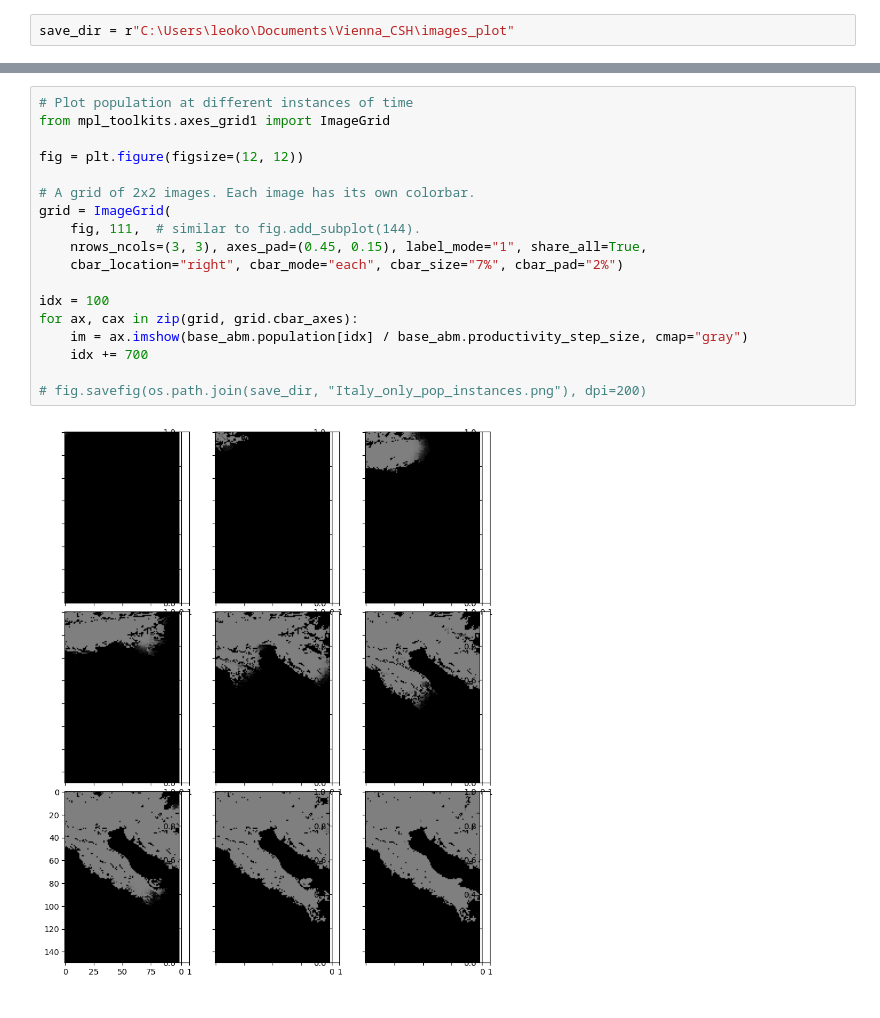
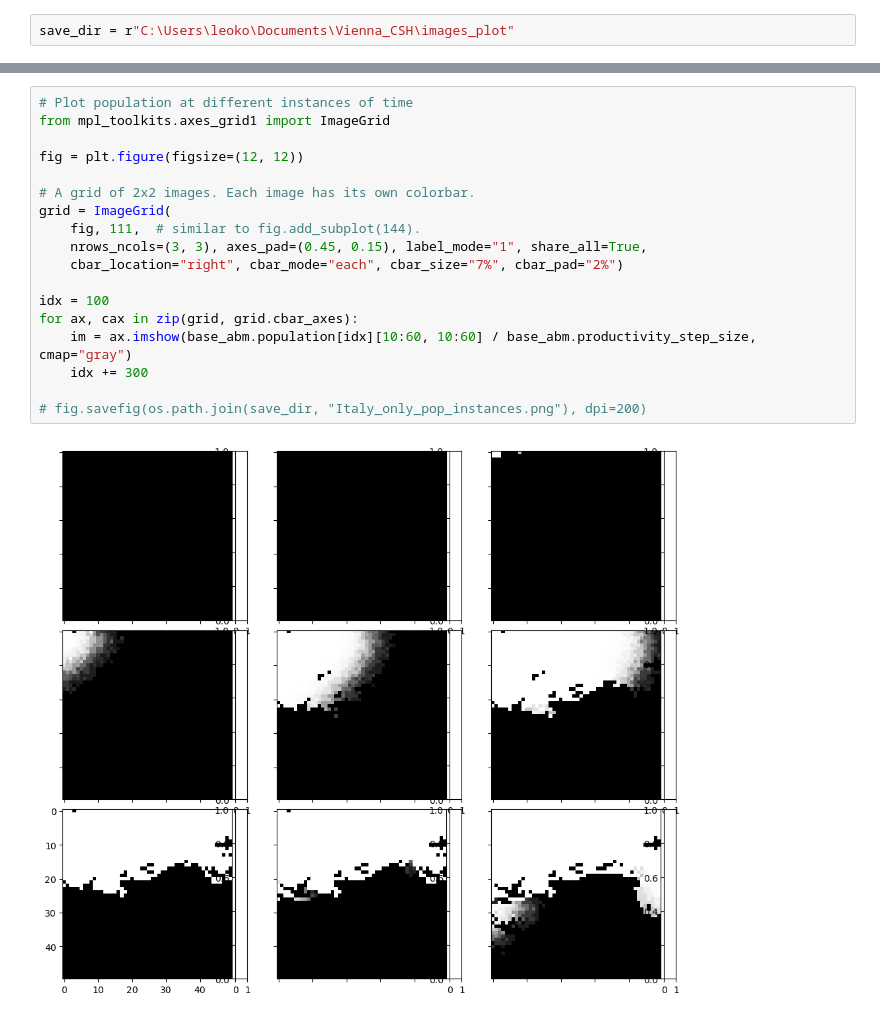
Before and after one commit to LeoKonzett/csh-vienna-abm, a Jupyter notebook: run_results.ipynb, the cells around one changed output, grey strips where cells are left out. Cells and saved outputs as stored; diff of their text form.

```diff
--- a/run_results.ipynb
+++ b/run_results.ipynb
@@ -279,20 +279,20 @@ plt.legend()
 # %%
 # Plot population at different instances of time
 from mpl_toolkits.axes_grid1 import ImageGrid
 
 fig = plt.figure(figsize=(12, 12))
 
 # A grid of 2x2 images. Each image has its own colorbar.
 grid = ImageGrid(
     fig, 111,  # similar to fig.add_subplot(144).
     nrows_ncols=(3, 3), axes_pad=(0.45, 0.15), label_mode="1", share_all=True,
     cbar_location="right", cbar_mode="each", cbar_size="7%", cbar_pad="2%")
 
 idx = 100
 for ax, cax in zip(grid, grid.cbar_axes):
-    im = ax.imshow(base_abm.population[idx] / base_abm.productivity_step_size, cmap="gray")
-    idx += 700
+    im = ax.imshow(base_abm.population[idx][10:60, 10:60] / base_abm.productivity_step_size, cmap="gray")
+    idx += 300
 
 # fig.savefig(os.path.join(save_dir, "Italy_only_pop_instances.png"), dpi=200)
 # %% [output]
-[figure, old version]
+[figure, new version]
```
Also changed, not shown: parts of 1 cell of this notebook.
